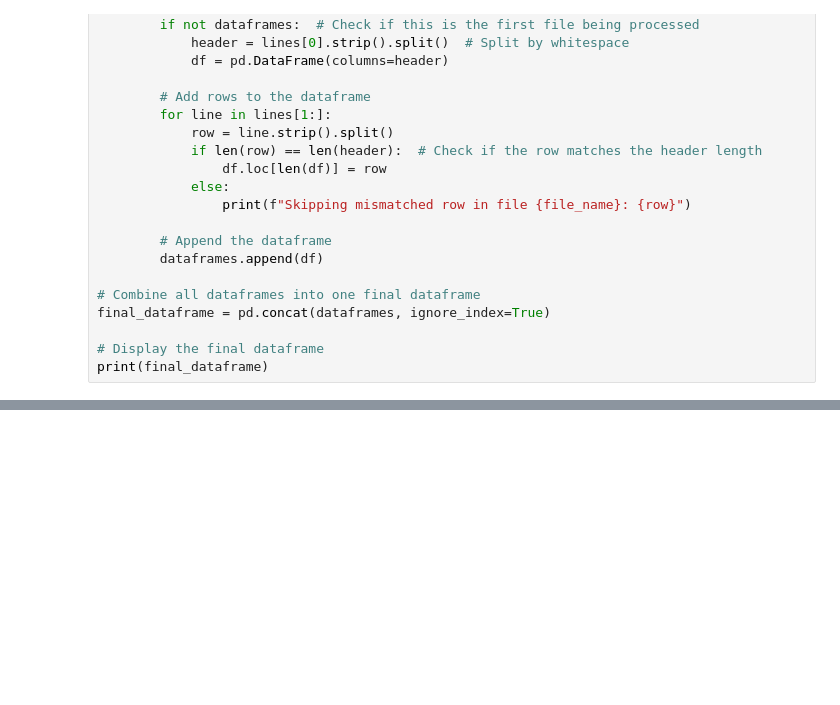
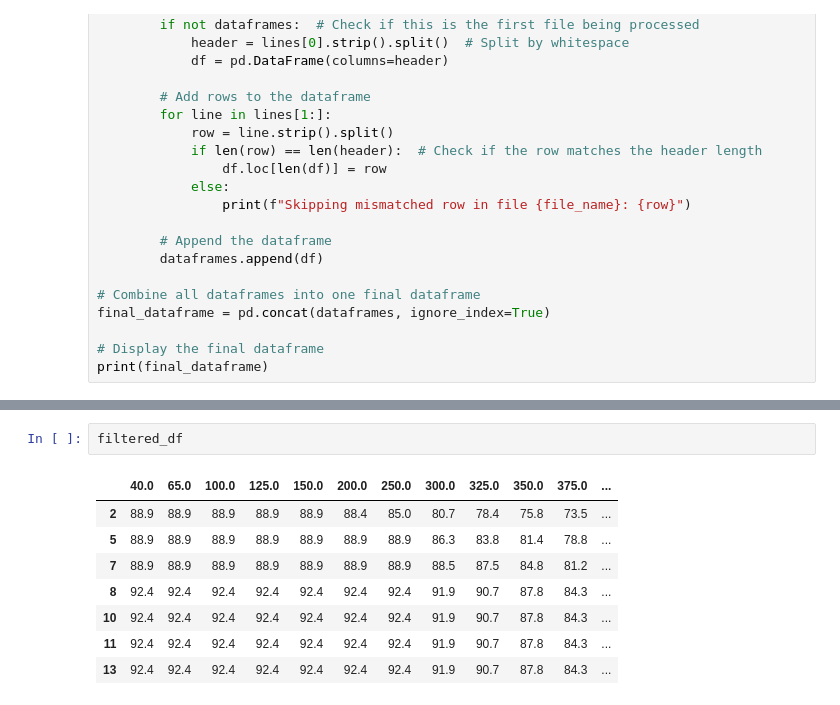
Before and after one commit to Kosta19610112/ASME, a Jupyter notebook: test.ipynb, the cells around one changed output, grey strips where cells are left out. Cells and saved outputs as stored; diff of their text form; blank space fills up the shorter version.

```diff
--- a/test.ipynb
+++ b/test.ipynb
@@ -96,0 +299,11 @@ print(new_list)
+# %%
+filtered_df
+# %% [output]
+|  | 40.0 | 65.0 | 100.0 | 125.0 | 150.0 | 200.0 | 250.0 | 300.0 | 325.0 | 350.0 | 375.0 | ... |
+| 2 | 88.9 | 88.9 | 88.9 | 88.9 | 88.9 | 88.4 | 85.0 | 80.7 | 78.4 | 75.8 | 73.5 | ... |
+| 5 | 88.9 | 88.9 | 88.9 | 88.9 | 88.9 | 88.9 | 88.9 | 86.3 | 83.8 | 81.4 | 78.8 | ... |
+| 7 | 88.9 | 88.9 | 88.9 | 88.9 | 88.9 | 88.9 | 88.9 | 88.5 | 87.5 | 84.8 | 81.2 | ... |
+| 8 | 92.4 | 92.4 | 92.4 | 92.4 | 92.4 | 92.4 | 92.4 | 91.9 | 90.7 | 87.8 | 84.3 | ... |
+| 10 | 92.4 | 92.4 | 92.4 | 92.4 | 92.4 | 92.4 | 92.4 | 91.9 | 90.7 | 87.8 | 84.3 | ... |
+| 11 | 92.4 | 92.4 | 92.4 | 92.4 | 92.4 | 92.4 | 92.4 | 91.9 | 90.7 | 87.8 | 84.3 | ... |
+| 13 | 92.4 | 92.4 | 92.4 | 92.4 | 92.4 | 92.4 | 92.4 | 91.9 | 90.7 | 87.8 | 84.3 | ... |
```
Also changed, not shown: parts of 9 cells of this notebook, 1 other file.
